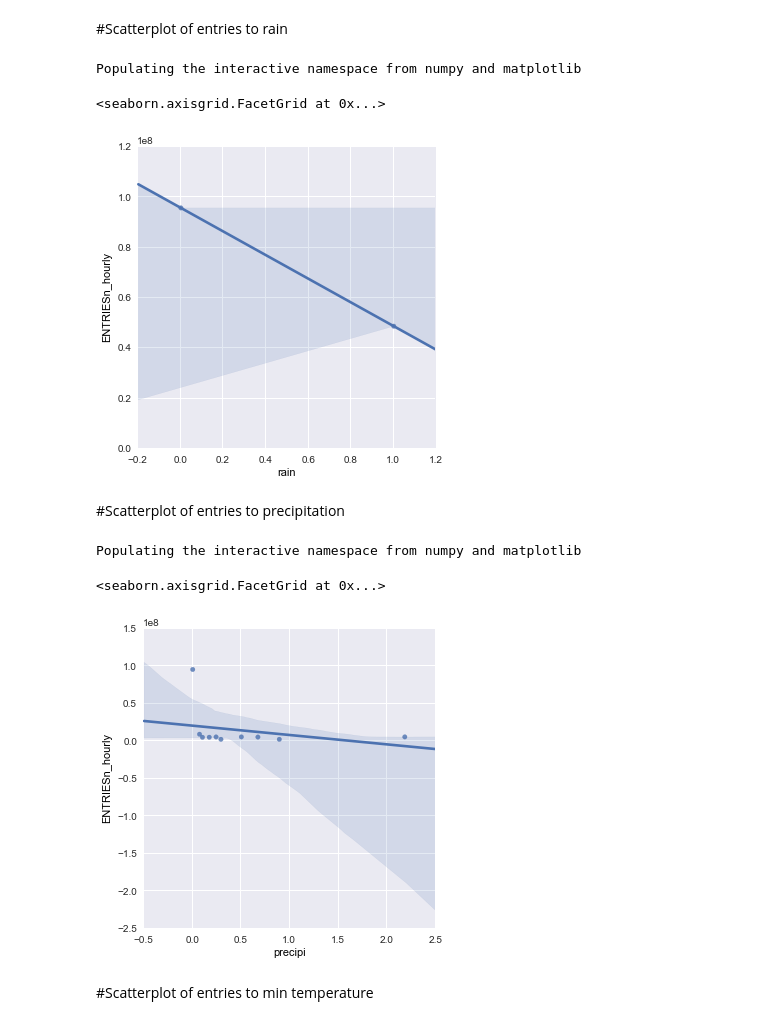
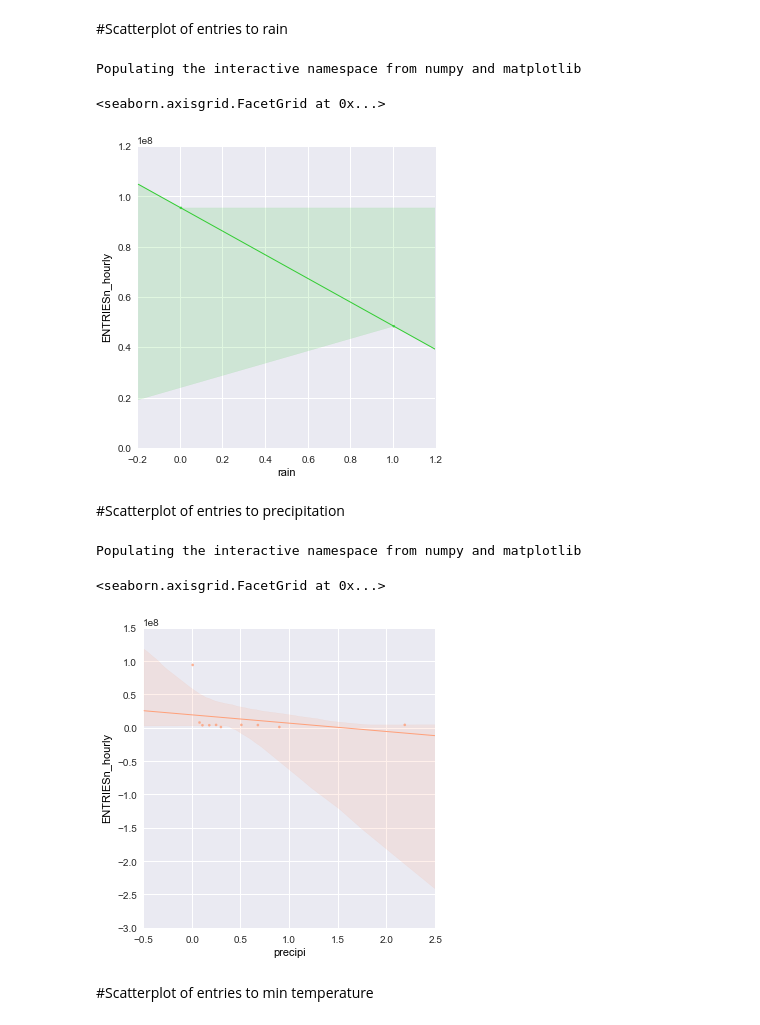
Before and after one commit to upjohnc/UdacityProject, a Jupyter notebook: Graph Analysis.ipynb, the cells around one changed output. Cells and saved outputs as stored; diff of their text form; code cells hidden in the pictures.

Commit message:
Added color to the graphs

```diff
--- a/Graph Analysis.ipynb
+++ b/Graph Analysis.ipynb
@@ -60,29 +60,36 @@ df = pd.read_csv('nycSubway.csv')
 entriesByRain = df[['rain', 'ENTRIESn_hourly']] \
     .groupby('rain', as_index=False).sum()
 
-sns.lmplot('rain', 'ENTRIESn_hourly', data = entriesByRain)
+sns.lmplot('rain', 'ENTRIESn_hourly', data = entriesByRain, \
+           scatter_kws={"marker": ".", "color": "LimeGreen"}, \
+           line_kws={"linewidth": 1, "color": "LimeGreen"})
+LightSalmon
+RoyalBlue
+MediumOrchid
 # %% [output]
 Populating the interactive namespace from numpy and matplotlib
 <seaborn.axisgrid.FacetGrid at 0x...>
-[figure, old version]
+[figure, new version]
 # %% [markdown]
 #Scatterplot of entries to precipitation
 # %%
 %pylab inline
 import numpy as np
 import pandas as pd
 import seaborn as sns
 
 df = pd.read_csv('nycSubway.csv')
 
 entriesByPrec = df[['precipi', 'ENTRIESn_hourly']] \
     .groupby('precipi', as_index=False).sum()
 
-sns.lmplot('precipi', 'ENTRIESn_hourly', data = entriesByPrec)
+sns.lmplot('precipi', 'ENTRIESn_hourly', data = entriesByPrec, \
+           scatter_kws={"marker": ".", "color": "LightSalmon"}, \
+           line_kws={"linewidth": 1, "color": "LightSalmon"})
 # %% [output]
 Populating the interactive namespace from numpy and matplotlib
 <seaborn.axisgrid.FacetGrid at 0x...>
-[figure, old version]
+[figure, new version]
 # %% [markdown]
 #Scatterplot of entries to min temperature
 # %%
```
Also changed, not shown: parts of 10 cells of this notebook.
